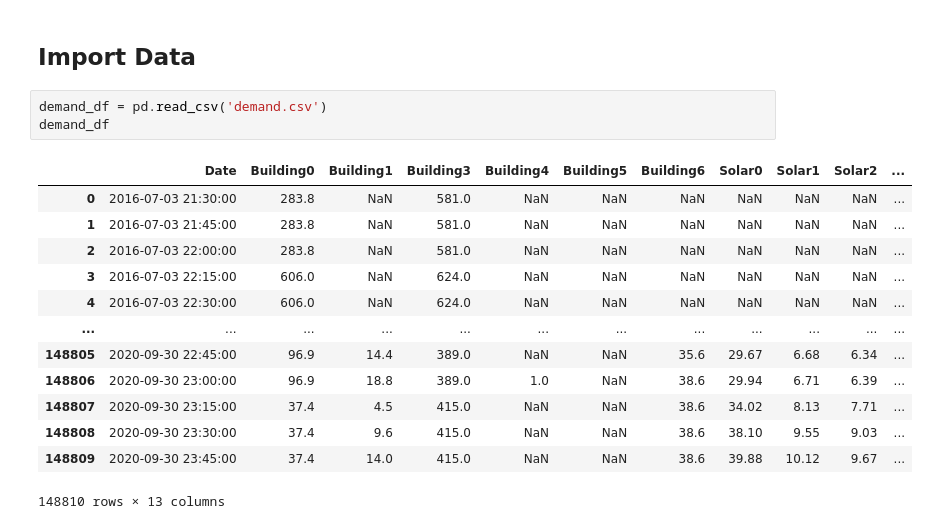
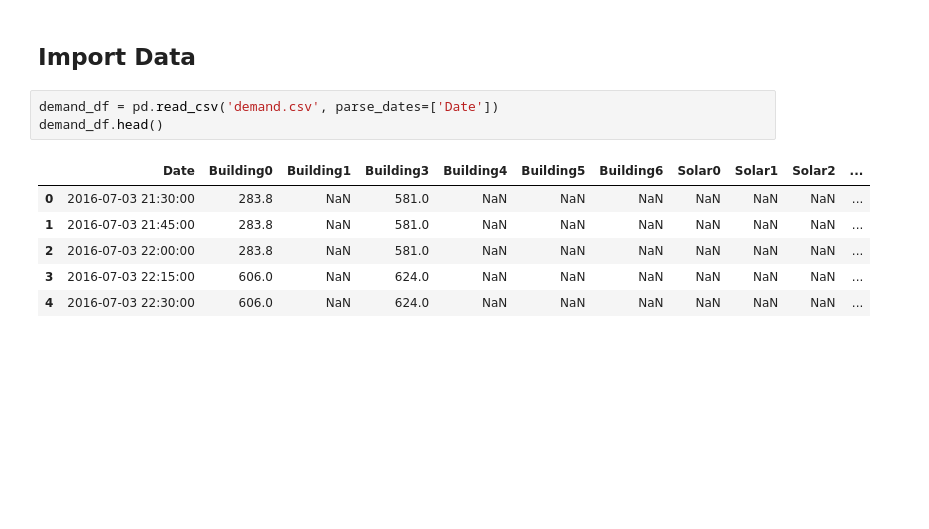
Before and after one commit to ethanp33/ADS2002-Solar-Farm, a Jupyter notebook: Hai/solar_farm.ipynb, the cells around one changed output. Saved outputs shown, nothing was run; the diff lists cells and outputs as text; blank space fills up the shorter version.

```diff
--- a/Hai/solar_farm.ipynb
+++ b/Hai/solar_farm.ipynb
@@ -10,20 +10,13 @@ import matplotlib.pyplot as plt
 # %% [markdown]
 ## Import Data
 # %%
-demand_df = pd.read_csv('demand.csv')
-demand_df
+demand_df = pd.read_csv('demand.csv', parse_dates=['Date'])
+demand_df.head()
 # %% [output]
 |  | Date | Building0 | Building1 | Building3 | Building4 | Building5 | Building6 | Solar0 | Solar1 | Solar2 | ... |
 | 0 | 2016-07-03 21:30:00 | 283.8 | NaN | 581.0 | NaN | NaN | NaN | NaN | NaN | NaN | ... |
 | 1 | 2016-07-03 21:45:00 | 283.8 | NaN | 581.0 | NaN | NaN | NaN | NaN | NaN | NaN | ... |
 | 2 | 2016-07-03 22:00:00 | 283.8 | NaN | 581.0 | NaN | NaN | NaN | NaN | NaN | NaN | ... |
 | 3 | 2016-07-03 22:15:00 | 606.0 | NaN | 624.0 | NaN | NaN | NaN | NaN | NaN | NaN | ... |
 | 4 | 2016-07-03 22:30:00 | 606.0 | NaN | 624.0 | NaN | NaN | NaN | NaN | NaN | NaN | ... |
-| ... | ... | ... | ... | ... | ... | ... | ... | ... | ... | ... | ... |
-| 148805 | 2020-09-30 22:45:00 | 96.9 | 14.4 | 389.0 | NaN | NaN | 35.6 | 29.67 | 6.68 | 6.34 | ... |
-| 148806 | 2020-09-30 23:00:00 | 96.9 | 18.8 | 389.0 | 1.0 | NaN | 38.6 | 29.94 | 6.71 | 6.39 | ... |
-| 148807 | 2020-09-30 23:15:00 | 37.4 | 4.5 | 415.0 | NaN | NaN | 38.6 | 34.02 | 8.13 | 7.71 | ... |
-| 148808 | 2020-09-30 23:30:00 | 37.4 | 9.6 | 415.0 | NaN | NaN | 38.6 | 38.10 | 9.55 | 9.03 | ... |
-| 148809 | 2020-09-30 23:45:00 | 37.4 | 14.0 | 415.0 | NaN | NaN | 38.6 | 39.88 | 10.12 | 9.67 | ... |
-148810 rows × 13 columns
 # %%
```
Also changed, not shown: parts of 3 cells of this notebook.
